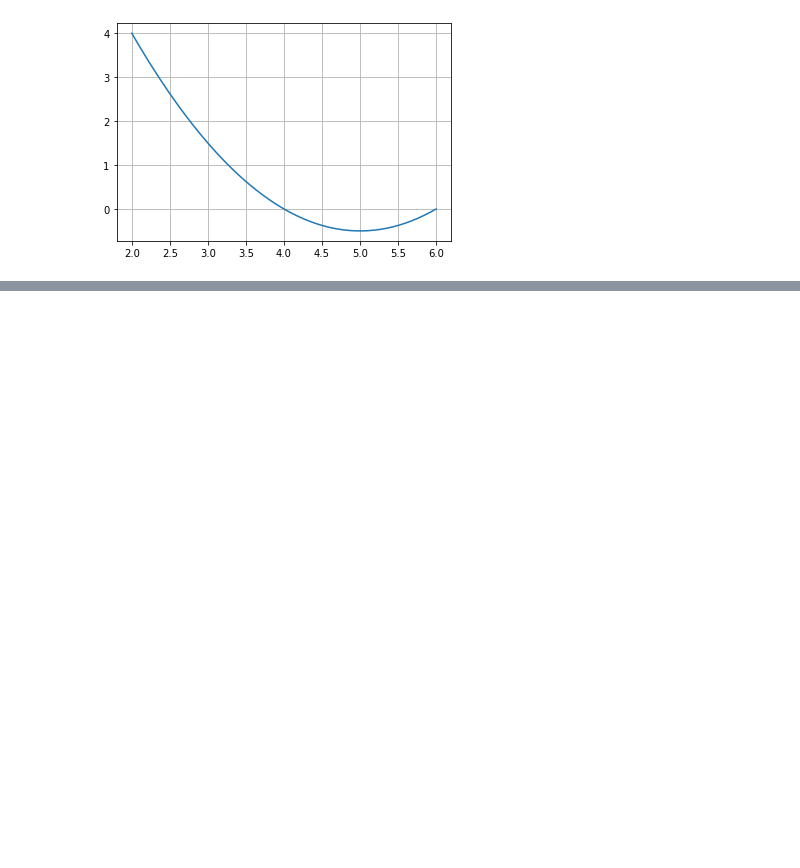
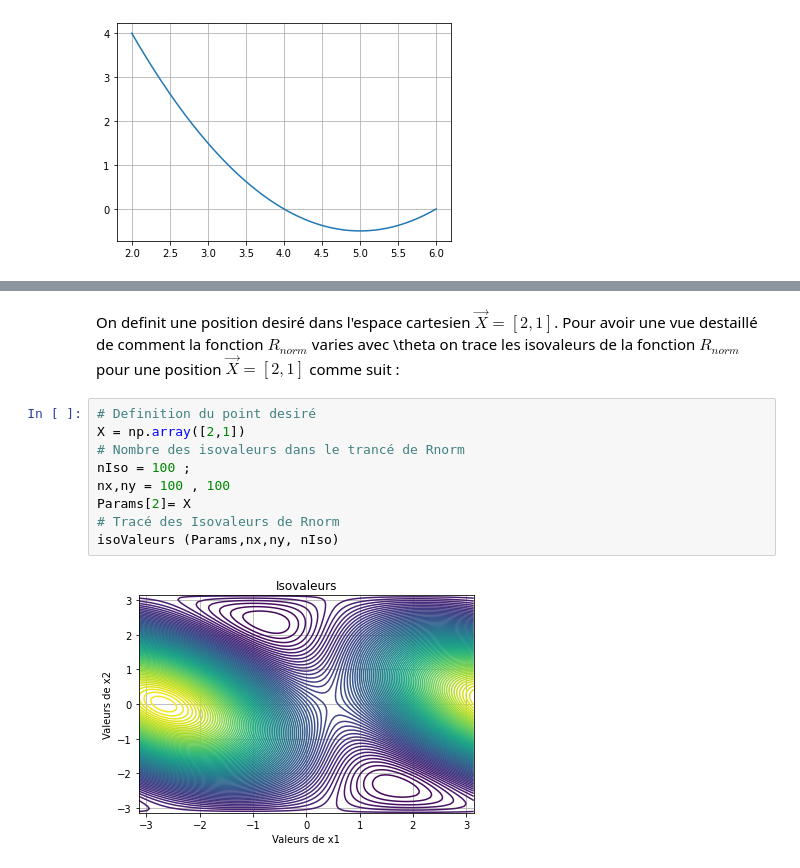
Before and after one commit to Feriel-25/Projet-optimisation, a Jupyter notebook: Rendu_optimisation.ipynb, the cells around one changed output, grey strips where cells are left out. Drawn from its saved outputs; the diff is of its cells as text; blank space fills up the shorter version.

```diff
--- a/Rendu_optimisation.ipynb
+++ b/Rendu_optimisation.ipynb
@@ -98,0 +105,13 @@ Le point (X,Y) =[2.00000032 0.99999992]
+# %% [markdown]
+On definit une position desiré dans l'espace cartesien $\vec X = [2,1] $. Pour avoir une vue destaillé de comment la fonction $R_{norm}$ varies avec \theta on trace les isovaleurs de la fonction $R_{norm}$  pour une position  $\vec X = [2,1] $ comme suit :
+# %%
+# Definition du point desiré
+X = np.array([2,1])
+# Nombre des isovaleurs dans le trancé de Rnorm
+nIso = 100 ;
+nx,ny = 100 , 100
+Params[2]= X
+# Tracé des Isovaleurs de Rnorm
+isoValeurs (Params,nx,ny, nIso)
+# %% [output]
+[figure, added]
```
Also changed, not shown: parts of 14 cells of this notebook, 4 other files.
